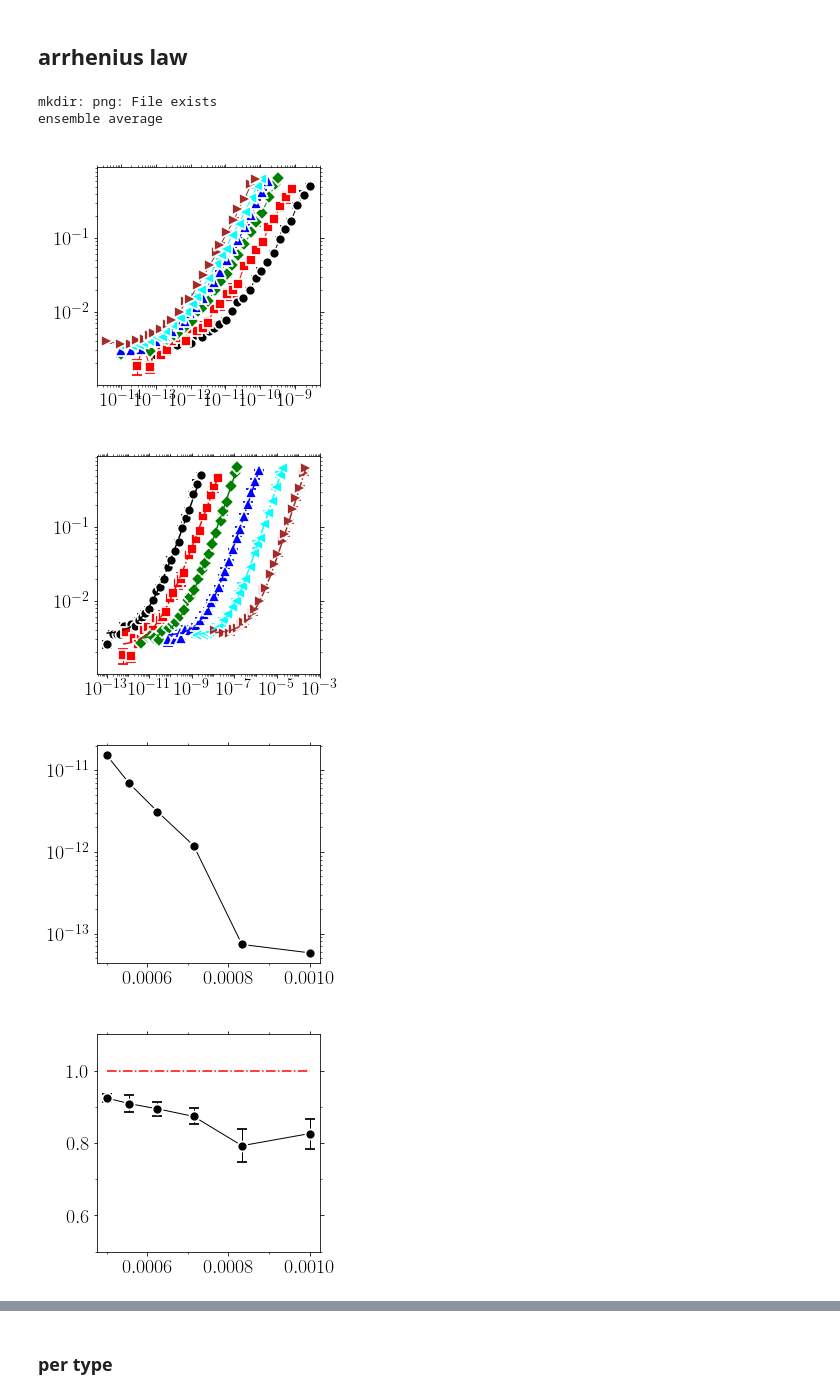
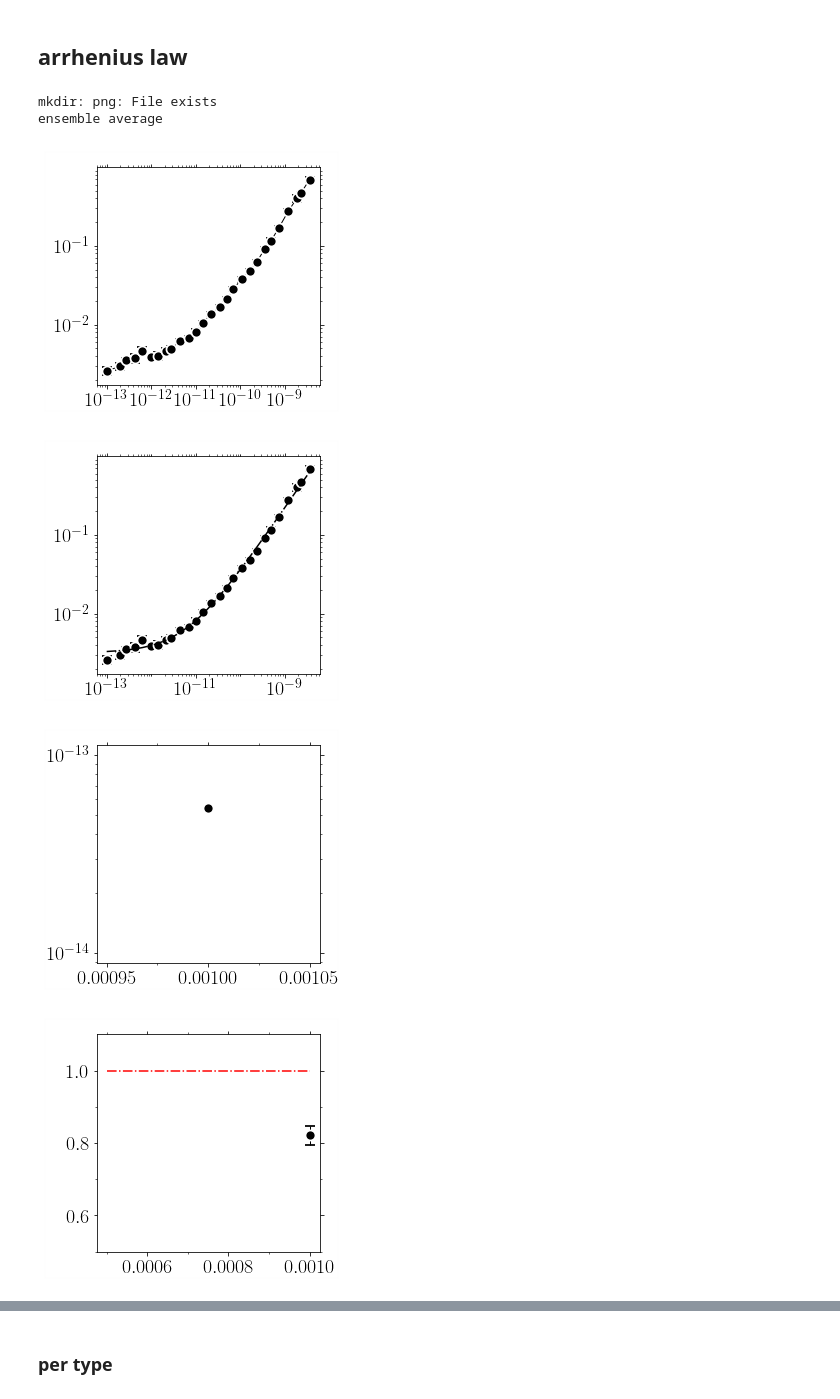
Before and after one commit to kkarimi62/vacancyDiffusion, a Jupyter notebook: postproc/postproc.ipynb, the cells around one changed output, grey strips where cells are left out. Drawn from its saved outputs; the diff is of its cells as text; code cells hidden in the pictures.

```diff
--- a/postproc/postproc.ipynb
+++ b/postproc/postproc.ipynb
@@ -486,7 +486,7 @@ class MsDisp:
         #--- remove dt == 0
         filtr = tr_mat[:,0] > 0
         tr_mat = tr_mat[filtr]
-
+        print('dt_min=',tr_mat[:,0].min())
 #        pdb.set_trace()
         #--- binning
         xmin = 0.99*tr_mat[:,0].min()
@@ -499,7 +499,8 @@ class MsDisp:
         xsum, edges = np.histogram(tr_mat[:,0],bins=bins,weights=tr_mat[:,0])
         count, edges = np.histogram(tr_mat[:,0],bins=bins)
         #
-        filtr = count > 1
+#        filtr = count > 1
+        filtr = count > 0
         ysum = ysum[filtr]
         ysum_sq = ysum_sq[filtr]
         xsum = xsum[filtr]
@@ -555,7 +556,7 @@ msd = MsDisp( lmpDisp, lmpVel, lmpCna,
 #
 msd.GetPdfJumps() #--- jump distributions
 #--- vacancy
-msd.VacancyDynamics(title='void2.xyz')
+#msd.VacancyDynamics(title='void2.xyz')
 #
 ans = msd.WindowAverage(lmpData.headers['Time'][::2],bins_per_decade=4,LOG=False) #---msd
 ans_logAveraged = msd.WindowAverage(lmpData.headers['Time'][::2],bins_per_decade=4,LOG=True)
@@ -1042,6 +1044,7 @@ class Temperature:
             xdata=smat[:,0]
             ydata=smat[:,1]
             yerr = smat[:,2]
+#             print(smat)
             sigma = yerr if SIGMA else None
             popt, pcov = curve_fit(self.func2nd, xdata, ydata,
                                    sigma = sigma,
@@ -1057,6 +1060,7 @@ class Temperature:
             dc = pcov[2,2]**0.5
             tau=popt[0]
             dtau=pcov[0,0]**0.5
+            self.time_scale = tau * (y0/c0)**(1/alpha)
 #             self.Diffusion[temp] = [pref*c0/tau,pref*c0/tau,pref*c0/tau]
             self.Diffusion[temp] = [pref*c0/(tau)**alpha, pref*(c0+dc)/(tau-dtau)**alpha,
                                     pref*(c0-dc)/(tau+dtau)**alpha]
@@ -1113,7 +1117,8 @@ if not eval(confParser['flags']['RemoteMachine']):
     !mkdir png
     #--- temp object
     temp = Temperature(
-        [1000,1200,1400,1600,1800,2000],8,
+#        [1000,1200,1400,1600,1800,2000],8,
+        [1000],8,
 #        [1000,1200,1400,1600,1800,2000],8,
 #        [1000,1200,1400,1600,1800,2000],1,
 #        np.arange(1000,1440,80),1,
@@ -1121,11 +1126,12 @@ if not eval(confParser['flags']['RemoteMachine']):
                      )
     #
     #--- parse data
+#    temp.Parse(['./msd/msd.txt'])
 #    temp.Parse( list(map(lambda x:'CantorNatom16KTemp%sKEnsemble8/Run%s/msd/msd.txt'%(x[0],x[1]),
     temp.Parse( list(map(lambda x:'NiCoCrNatom1KTemp%sK/Run%s/msd/msd.txt'%(x[0],x[1]),
 #    temp.Parse( list(map(lambda x:'NiNatom16KTemp%sK/Run%s/msd/msd.txt'%(x[0],x[1]),
-                         temp.temps_runs ))
-              )
+                        temp.temps_runs ))
+             )
     #
     #--- plot
 #     print('single realizations')
@@ -1160,7 +1166,7 @@ if not eval(confParser['flags']['RemoteMachine']):
     #--- fit
     #
     temp.Fit(Plot=True,
-             shift=True,
+             shift=False,
 #             bounds=([0, 0, 0,0.999], [1e-2, 1e-3, 1,1.001]),
 #             p0=[2.450192558293684e-08, 0.00023822488904874157, 0.9999977703994274, 0.9991059679876155],
             p0=[[1e-08, 1e-4, 1e2, 1.0]],
@@ -1171,34 +1177,34 @@ if not eval(confParser['flags']['RemoteMachine']):
 #                   'ylim':(1e-4,1e-1),
 #                     'xstr':r'$t\mathrm{(s)}$',
 #                   'ystr':r'msd(A$^2$)',
                         'ndecade_x':2,
                     'bbox_to_anchor':(-0.05,0.23,0.5,0.5),
                    'title':'png/msd_temp_nicocr_fit.png'},
             )
 
     temp.PlotDiff(**{
                   'yscale':'log',
 #                   'xlim':(1e-12,1e-3),
 #                   'ylim':(1e-4,1e-1),
 #                   xstr=r'$1/T(K^{-1})$',
 #                   ystr=r'$D(m^2/s)$',
                     'title':'png/D_temp_cantor.png',
                     }
                 )
 
     temp.PlotExponent(**{
 #                  'yscale':'log',
 #                   'xlim':(1e-10,1e-3),
                    'ylim':(.5,1.1),
 #                   xstr=r'$1/T(K^{-1})$',
 #                   ystr=r'$D(m^2/s)$',
                     'title':'png/alpha_temp_nicocr.png',
                     }
                 )
 # %% [output]
 mkdir: png: File exists
 ensemble average
-[figure, old version]
+[figure, new version]
-[figure, old version]
+[figure, new version]
-[figure, old version]
+[figure, new version]
-[figure, old version]
+[figure, new version]
```
Also changed, not shown: parts of 14 cells of this notebook.
